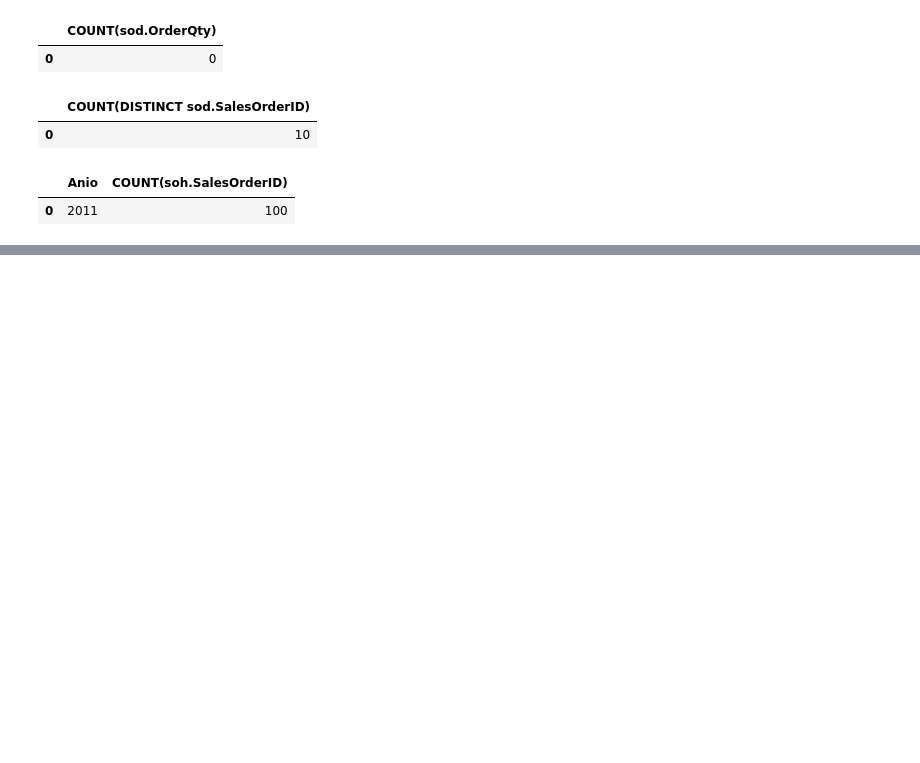
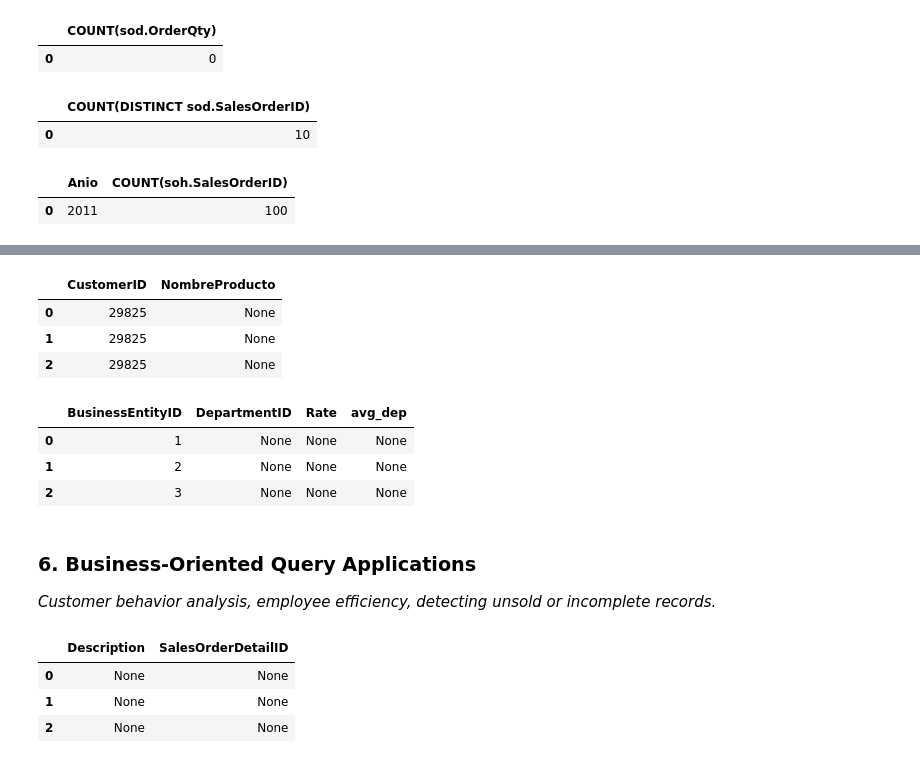
Before and after one commit to N-Alba-DS/sql-dql-portfolio, a Jupyter notebook: tp_1.ipynb, the cells around one changed output, grey strips where cells are left out. Drawn from its saved outputs; the diff is of its cells as text; code cells hidden in the pictures; blank space fills up the shorter version.

```diff
--- a/tp_1.ipynb
+++ b/tp_1.ipynb
@@ -694,0 +710,78 @@ JOIN 'Sales.SalesOrderHeader' AS soh ON op1.cus = soh.CustomerID
+# %%
+# Ejercicio 49 - Devolver una lista de los clientes con los productos solicitados en su pedido más reciente
+mostrar_query("""
+WITH fecha_ultima_compra AS (
+  SELECT soh.CustomerID, soh.SalesOrderID, soh.OrderDate
+  FROM 'Sales.SalesOrderHeader' AS soh
+  WHERE soh.OrderDate = (
+    SELECT MAX(soh2.OrderDate)
+    FROM 'Sales.SalesOrderHeader' AS soh2
+    WHERE soh2.CustomerID = soh.CustomerID
+  )
+)
+SELECT
+  fuc.CustomerID,
+  p.Name AS NombreProducto
+FROM fecha_ultima_compra AS fuc
+LEFT JOIN 'Sales.SalesOrderDetail' AS sod ON sod.SalesOrderID = fuc.SalesOrderID
+LEFT JOIN 'Production.Product' AS p ON sod.ProductID = p.ProductID
+""")
+# %% [output]
+|  | CustomerID | NombreProducto |
+| 0 | 29825 | None |
+| 1 | 29825 | None |
+| 2 | 29825 | None |
+# %%
+# Ejercicio 50 - Mostrar el Rate del empleado y el promedio de Rate del departamento actual (usando CTE)
+mostrar_query("""
+WITH promedio_departamento AS (
+  SELECT
+    edh2.DepartmentID,
+    AVG(eph2.Rate) AS avg_dep
+  FROM 'HumanResources.Employee' AS e2
+  LEFT JOIN 'HumanResources.EmployeeDepartmentHistory' AS edh2
+    ON e2.BusinessEntityID = edh2.BusinessEntityID
+  LEFT JOIN 'HumanResources.EmployeePayHistory' AS eph2
+    ON edh2.BusinessEntityID = eph2.BusinessEntityID
+  WHERE edh2.EndDate IS NULL
+  GROUP BY edh2.DepartmentID
+)
+SELECT
+  e.BusinessEntityID,
+  edh.DepartmentID,
+  eph.Rate,
+  pd.avg_dep
+FROM 'HumanResources.Employee' AS e
+LEFT JOIN 'HumanResources.EmployeeDepartmentHistory' AS edh
+  ON e.BusinessEntityID = edh.BusinessEntityID AND edh.EndDate IS NULL
+LEFT JOIN promedio_departamento AS pd
+  ON edh.DepartmentID = pd.DepartmentID
+LEFT JOIN 'HumanResources.EmployeePayHistory' AS eph
+  ON edh.BusinessEntityID = eph.BusinessEntityID
+""")
+# %% [output]
+|  | BusinessEntityID | DepartmentID | Rate | avg_dep |
+| 0 | 1 | None | None | None |
+| 1 | 2 | None | None | None |
+| 2 | 3 | None | None | None |
+# %% [markdown]
+### 6. Business-Oriented Query Applications
+
+*Customer behavior analysis, employee efficiency, detecting unsold or incomplete records.*
+# %%
+# Ejercicio 36 - Mostrar la descripción de los productos y el ID de la orden de venta. Incluir productos que nunca se hayan vendido.
+mostrar_query("""
+SELECT pd.Description, sod.SalesOrderDetailID
+FROM 'Production.Product' AS pt
+LEFT JOIN 'Production.ProductModelProductDescriptionCulture' AS pmpdc
+  ON pt.ProductModelID = pmpdc.ProductModelID AND pmpdc.CultureID = 'en'
+LEFT JOIN 'Production.ProductDescription' AS pd
+  ON pmpdc.ProductDescriptionID = pd.ProductDescriptionID
+LEFT JOIN 'Sales.SalesOrderDetail' AS sod
+  ON pt.ProductID = sod.ProductID
+""")
+# %% [output]
+|  | Description | SalesOrderDetailID |
+| 0 | None | None |
+| 1 | None | None |
+| 2 | None | None |
```
Also changed, not shown: parts of 39 cells of this notebook.
